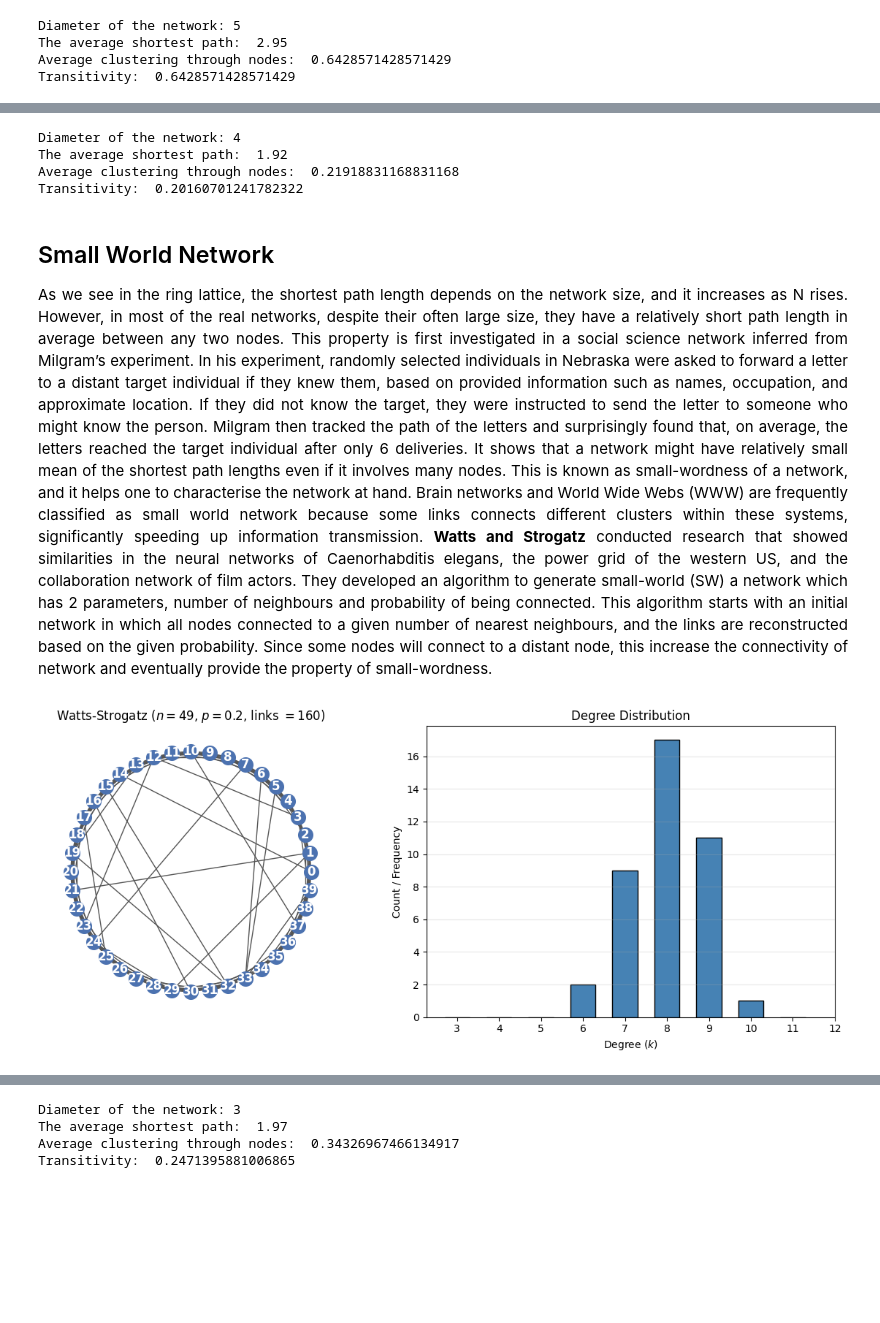
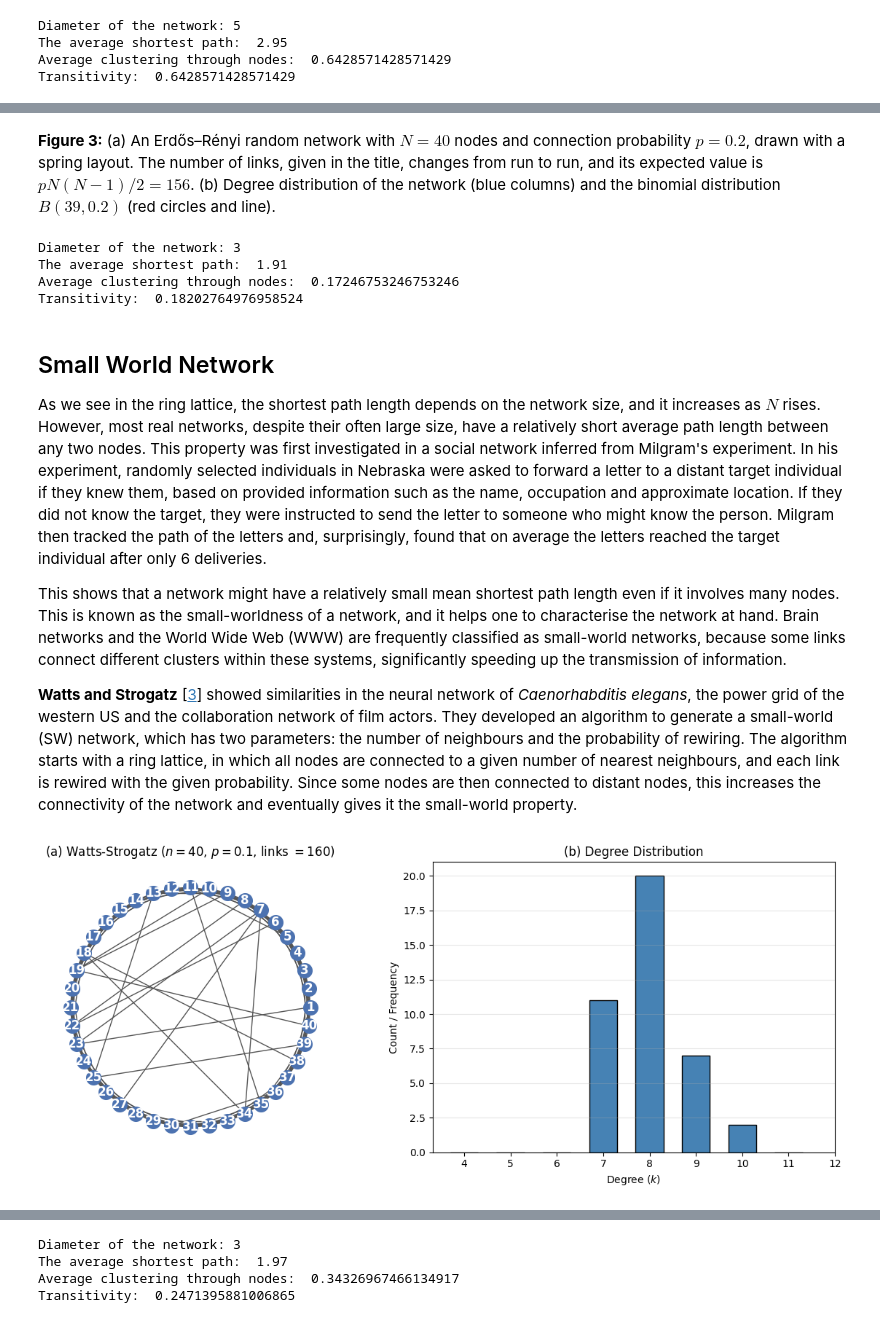
Before and after one commit to hy20577/complex-network-dynamics, a Jupyter notebook: mkdoc_material/docs/tutorials/02_network_types.ipynb, the cells around one changed output, grey strips where cells are left out. Saved outputs shown, nothing was run; the diff lists cells and outputs as text; code cells hidden in the pictures; blank space fills up the shorter version.

```diff
--- a/mkdoc_material/docs/tutorials/02_network_types.ipynb
+++ b/mkdoc_material/docs/tutorials/02_network_types.ipynb
@@ -165,7 +142,7 @@ summary_records.append(
     }
 )
 # %%
-k = 4  # Each node connects to k nearest neighbors (must be even)
+k = 8  # Each node connects to k nearest neighbors (must be even)
 n_size = 50
 n_values = range(k+1, n_size)
 avg_path_lengths = []
@@ -173,7 +150,7 @@ diameters = []
 for n in n_values:
     G_RL = nx.watts_strogatz_graph(n=n, k=k, p=0)
     # l = nx.average_shortest_path_length(G)
-    # r = nx.diameter(G)
+    # r = nx.diameter(G)
     r, l = calculate_distance_metrics(G_RL)
     avg_path_lengths.append(l)
     diameters.append(r)
@@ -210,7 +187,7 @@ plt.title(
     pad=12,
 )
 plt.xlabel("Network Size ($n$)", fontsize=11)
-plt.ylabel("Diameter", fontsize=11)
+plt.ylabel("Distance (number of steps)", fontsize=11)
 plt.xticks(range(k+1, n_size+1, 5))
 plt.grid(True, linestyle="--", alpha=0.5)
 plt.legend(frameon=True, fontsize=10)
@@ -235,6 +216,7 @@ p = 0.2  # Edge probability
 
 # 2. Generate Erdős–Rényi G(N, p) Graph
 G_ER = nx.erdos_renyi_graph(n=n_ER, p=p) #, seed=42)
+G_ER = nx.relabel_nodes(G_ER, {v: v + 1 for v in G_ER})  # number the nodes 1, 2, ..., n
 
 # 3. Calculate Degree Metrics & Binomial PMF
 degrees_ER = [deg for _, deg in G_ER.degree()]
@@ -265,7 +247,7 @@ nx.draw_networkx_nodes(
 nx.draw_networkx_edges(G_ER, pos, ax=ax1, alpha=0.35, edge_color="#555555")
 num_edges_ER = int(sum(degrees_ER) / 2)
 ax1.set_title(
-    f"Erdős–Rényi Network $G(N={n_ER}, p={p})$\nLinks: {num_edges_ER}", fontsize=11
+    f"(a) Erdős–Rényi Network $G(N={n_ER}, p={p})$\nLinks: {num_edges_ER}", fontsize=11
 )
 ax1.axis("off")
 
@@ -291,7 +273,7 @@ ax2.plot(
     zorder=3,
 )
 
-ax2.set_title("Degree Distribution vs. Binomial PMF", fontsize=12, pad=10)
+ax2.set_title("(b) Degree Distribution vs. Binomial PMF", fontsize=12, pad=10)
 ax2.set_xlabel("Degree ($k$)", fontsize=11)
 ax2.set_ylabel("Probability / Relative Frequency $P(k)$", fontsize=11)
 ax2.set_xlim(x_min - 0.5, x_max + 0.5)
@@ -306,5 +288,7 @@ plt.show()
+# %% [markdown]
+**Figure 3:** (a) An Erdős–Rényi random network with $N = 40$ nodes and connection probability $p = 0.2$, drawn with a spring layout. The number of links, given in the title, changes from run to run, and its expected value is $pN(N-1)/2 = 156$. (b) Degree distribution of the network (blue columns) and the binomial distribution $B(39, 0.2)$ (red circles and line).
 # %%
-r_ER, l_ER = calculate_distance_metrics(G_ER, mode="giant") # if graph is unconnected, it chooses the biggest components and calculates the average of shortest pathes through components.
+r_ER, l_ER = calculate_distance_metrics(G_ER, mode="giant") # if graph is unconnected, it chooses the biggest components and calculates the average of shortest pathes through components.
 print('Diameter of the network:', r_ER)
 print('The average shortest path: ', round(l_ER,2))
 # Clustering Coefficients
@@ -319,7 +303,7 @@ summary_records.append(
     {
         "Topology": "Erdos-Renyi Random Network",
         "Parameters": f"n={n_ER}, p={p}",
-        "Nodes (N)": n_RL,
+        "Nodes (N)": n_ER,
         "Edges (M)": G_ER.number_of_edges(),
         "Avg Degree ⟨k⟩": sum(degrees_ER)/n_ER,
         "Diameter (D)": r_ER,
@@ -330,25 +314,27 @@ summary_records.append(
     }
 )
 # %% [output]
-Diameter of the network: 4
-The average shortest path:  1.92
-Average clustering through nodes:  0.21918831168831168
-Transitivity:  0.20160701241782322
+Diameter of the network: 3
+The average shortest path:  1.91
+Average clustering through nodes:  0.17246753246753246
+Transitivity:  0.18202764976958524
 # %% [markdown]
 ## Small World Network
 
-<div style = "text-align: justify;">
-As we see in the ring lattice, the shortest path length depends on the network size, and it increases as N rises. However, in most of the real networks, despite their often large size, they have a relatively short path length in average between any two nodes. This property is first investigated in a social science network inferred from Milgram’s experiment. In his experiment, randomly selected individuals in Nebraska were asked to forward a letter to a distant target individual if they knew them, based on provided information such as names, occupation, and approximate location. If they did not know the target, they were instructed to send the letter to someone who might know the person. Milgram then tracked the path of the letters and surprisingly found that, on average, the letters reached the target individual
-after only 6 deliveries. It shows that a network might have relatively small mean of the shortest path lengths even if it involves many nodes. This is known as small-wordness of a network, and it helps one to characterise the network at hand. Brain networks and World Wide Webs (WWW) are frequently classified as small world network because some links connects different clusters within these systems, significantly speeding up information transmission. <strong> Watts and Strogatz</strong> conducted research that showed similarities in the neural networks of Caenorhabditis elegans, the power grid of the western US, and the collaboration network of film actors.  They developed an algorithm to generate small-world (SW) a network which has 2 parameters, number of neighbours and probability of being connected. This algorithm starts with an initial network in which all nodes connected to a given number of nearest neighbours, and the links are reconstructed based on the given probability. Since some nodes will connect to a distant node, this increase the connectivity of network and eventually provide the property of small-wordness.
-</div>
+As we see in the ring lattice, the shortest path length depends on the network size, and it increases as $N$ rises. However, most real networks, despite their often large size, have a relatively short average path length between any two nodes. This property was first investigated in a social network inferred from Milgram's experiment. In his experiment, randomly selected individuals in Nebraska were asked to forward a letter to a distant target individual if they knew them, based on provided information such as the name, occupation and approximate location. If they did not know the target, they were instructed to send the letter to someone who might know the person. Milgram then tracked the path of the letters and, surprisingly, found that on average the letters reached the target individual after only 6 deliveries.
+
+This shows that a network might have a relatively small mean shortest path length even if it involves many nodes. This is known as the small-worldness of a network, and it helps one to characterise the network at hand. Brain networks and the World Wide Web (WWW) are frequently classified as small-world networks, because some links connect different clusters within these systems, significantly speeding up the transmission of information.
+
+**Watts and Strogatz** [[3](#ref-3)] showed similarities in the neural network of *Caenorhabditis elegans*, the power grid of the western US and the collaboration network of film actors. They developed an algorithm to generate a small-world (SW) network, which has two parameters: the number of neighbours and the probability of rewiring. The algorithm starts with a ring lattice, in which all nodes are connected to a given number of nearest neighbours, and each link is rewired with the given probability. Since some nodes are then connected to distant nodes, this increases the connectivity of the network and eventually gives it the small-world property.
 # %%
 
 n_WS = 40 # number of nodes
-k_WS = 8 # initially every node connected k-neighbours each side
-p_WS =0.1 # probability of re-wiring
+k_WS = 8 # every node starts linked to its k nearest neighbours, k/2 on each side
+p_WS = 0.1 # probability of rewiring each link
 
 G_WS = nx.watts_strogatz_graph(n_WS, k_WS, p_WS)
-degrees_WS = [d for n, d in G_WS.degree()]
+G_WS = nx.relabel_nodes(G_WS, {v: v + 1 for v in G_WS})  # number the nodes 1, 2, ..., n
+degrees_WS = [d for node, d in G_WS.degree()]
 
 
 # Create side-by-side axes (1 row, 2 columns)
@@ -359,33 +345,33 @@ pos = nx.circular_layout(G_WS)
 nx.draw(
     G_WS,
     pos,
     ax=ax1,  # Target the left axis
     with_labels=True,
     node_color="#4C72B0",
     node_size=200,
     font_color="white",
     font_weight="bold",
     edge_color="#555555",
 )
-ax1.set_title(f"Watts-Strogatz ($n={n}$, $p={p}$, links $= {int(sum(degrees_WS)/2)}$)")
+ax1.set_title(f"(a) Watts-Strogatz ($n={n_WS}$, $p={p_WS}$, links $= {int(sum(degrees_WS)/2)}$)")
 ax1.set_aspect("equal")  # Keeps the circular layout round
 
 # 2. Right plot: Degree distribution histogram
 ax2.hist(
     degrees_WS,
     bins=range(min(degrees_WS) - 3, max(degrees_WS) + 3),
     align="left",
     rwidth=0.6,
     color="steelblue",
     edgecolor="black",
 )
-ax2.set_title("Degree Distribution")
+ax2.set_title("(b) Degree Distribution")
 ax2.set_xlabel("Degree ($k$)")
 ax2.set_ylabel("Count / Frequency")
 ax2.set_xticks(range(min(degrees_WS)-3, max(degrees_WS)+3))
 ax2.grid(axis="y", alpha=0.3)
 
 plt.tight_layout()
 plt.show()
 # %% [output]
-[figure, old version]
+[figure, new version]
```
Also changed, not shown: parts of 29 cells of this notebook, 15 other files.
